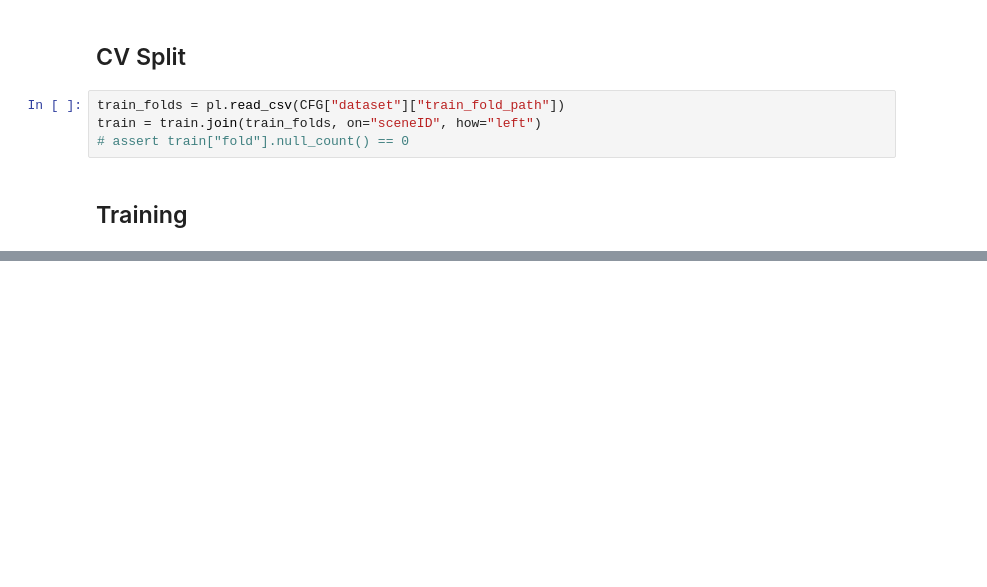
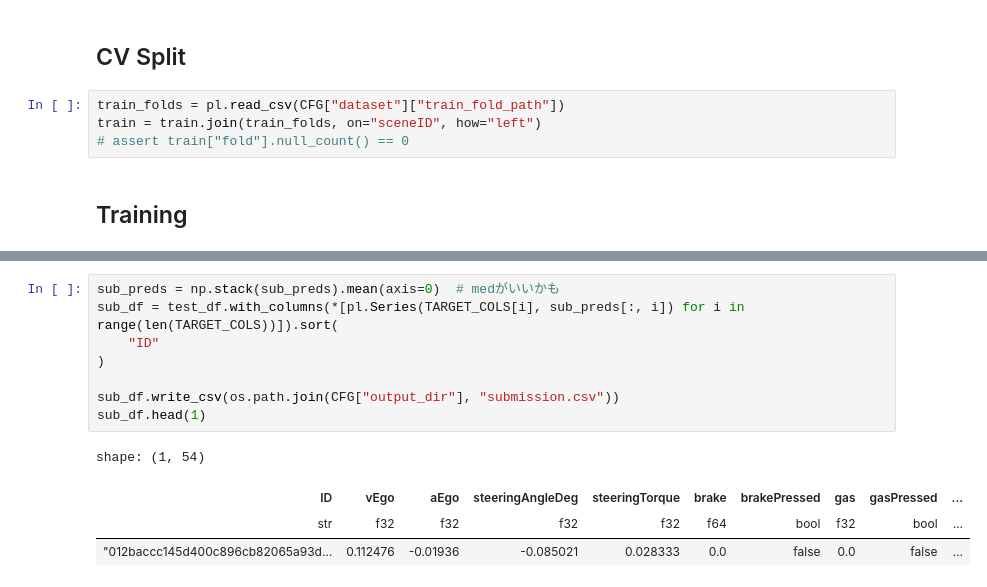
Before and after one commit to penguin-prg/atmacup18, a Jupyter notebook: train/cnn.ipynb, the cells around one changed output, grey strips where cells are left out. Cells and saved outputs as stored; diff of their text form; blank space fills up the shorter version.

```diff
--- a/train/cnn.ipynb
+++ b/train/cnn.ipynb
@@ -514,0 +446,13 @@ FileNotFoundError: [Errno 2] No such file or directory: 'best_model_fold1.pth'
+# %%
+sub_preds = np.stack(sub_preds).mean(axis=0)  # medがいいかも
+sub_df = test_df.with_columns(*[pl.Series(TARGET_COLS[i], sub_preds[:, i]) for i in range(len(TARGET_COLS))]).sort(
+    "ID"
+)
+
+sub_df.write_csv(os.path.join(CFG["output_dir"], "submission.csv"))
+sub_df.head(1)
+# %% [output]
+shape: (1, 54)
+| ID | vEgo | aEgo | steeringAngleDeg | steeringTorque | brake | brakePressed | gas | gasPressed | ... |
+| str | f32 | f32 | f32 | f32 | f64 | bool | f32 | bool | ... |
+| "012baccc145d400c896cb82065a93d… | 0.112476 | -0.01936 | -0.085021 | 0.028333 | 0.0 | false | 0.0 | false | ... |
```
Also changed, not shown: parts of 6 cells of this notebook, 2 other files.
